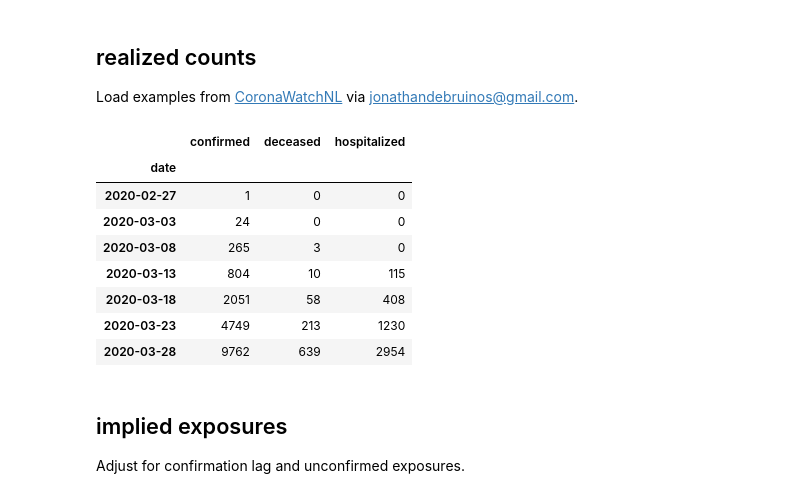
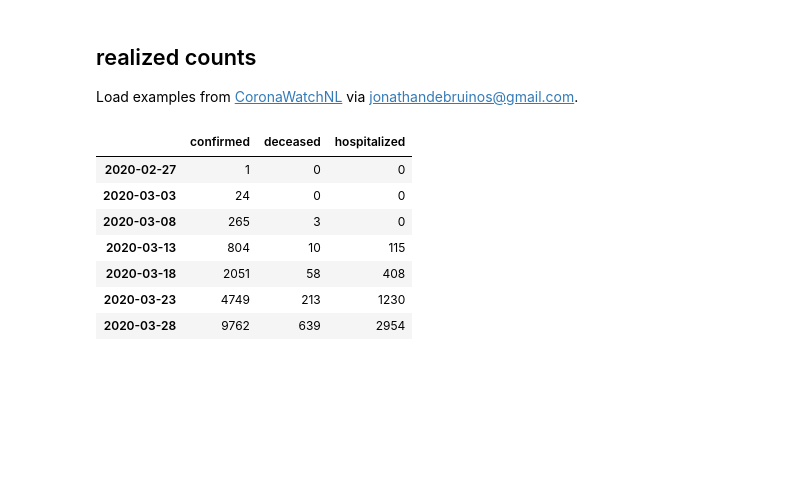
Before and after one commit to samkennerly/covid19, a Jupyter notebook: books/implied.ipynb, the cells around one changed output. Drawn from its saved outputs; the diff is of its cells as text; code cells hidden in the pictures; blank space fills up the shorter version.

Commit message:
Update book/implied

```diff
--- a/books/implied.ipynb
+++ b/books/implied.ipynb
@@ -37,22 +22,22 @@ Load examples from [CoronaWatchNL] via jonathandebruinos@gmail.com.
 
 [CoronaWatchNL]: https://github.com/J535D165/CoronaWatchNL
 # %%
-def read(name):
-    path = (FOLDER / name).with_suffix('.csv')
-    data = read_csv(path, parse_dates=['Datum'], index_col='Datum')
-    return data.pop('Aantal').rename_axis('date')
+def read(name, **kwargs):
+    kwargs.setdefault('parse_dates', ['Datum'])
+    kwargs.setdefault('index_col', 'Datum')
+    return read_csv(FOLDER / name, **kwargs).pop('Aantal')
 
 real = (
     DataFrame()
-    .assign(confirmed = read('confirmed'))
-    .assign(deceased = read('deceased'))
-    .assign(hospitalized = read('hospitalized'))
+    .assign(confirmed = read('confirmed.csv'))
+    .assign(deceased = read('deceased.csv'))
+    .assign(hospitalized = read('hospitalized.csv'))
     .resample('D').sum().astype(int)
+    .rename_axis(None)
 )
 real[::5]
 # %% [output]
 |  | confirmed | deceased | hospitalized |
-| date |  |  |  |
 | 2020-02-27 | 1 | 0 | 0 |
 | 2020-03-03 | 24 | 0 | 0 |
 | 2020-03-08 | 265 | 3 | 0 |
@@ -60,6 +45,3 @@ real[::5]
 | 2020-03-18 | 2051 | 58 | 408 |
 | 2020-03-23 | 4749 | 213 | 1230 |
 | 2020-03-28 | 9762 | 639 | 2954 |
-# %% [markdown]
-## implied exposures
-Adjust for confirmation lag and unconfirmed exposures.
```
Also changed, not shown: parts of 9 cells of this notebook.
